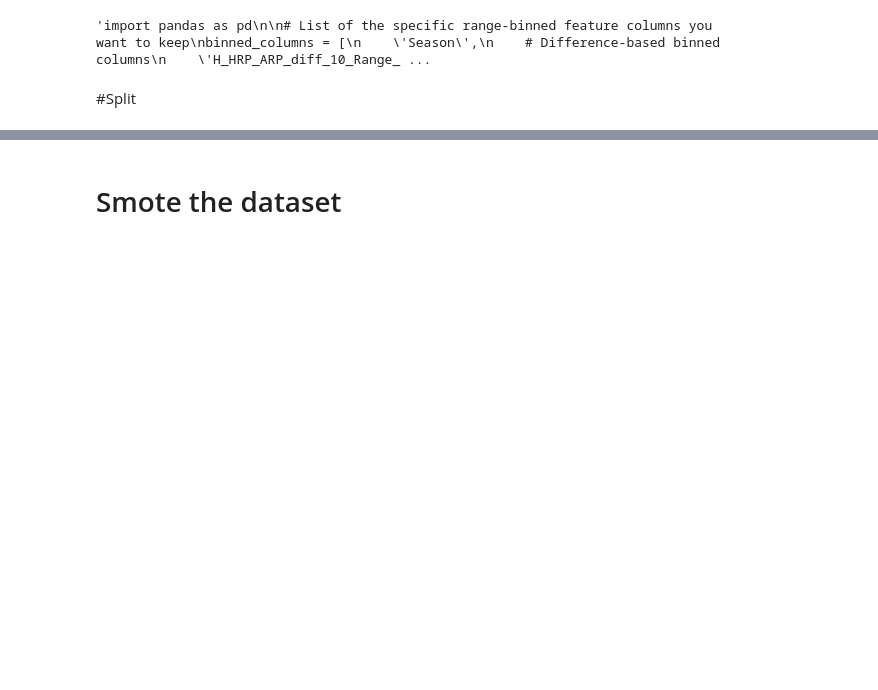
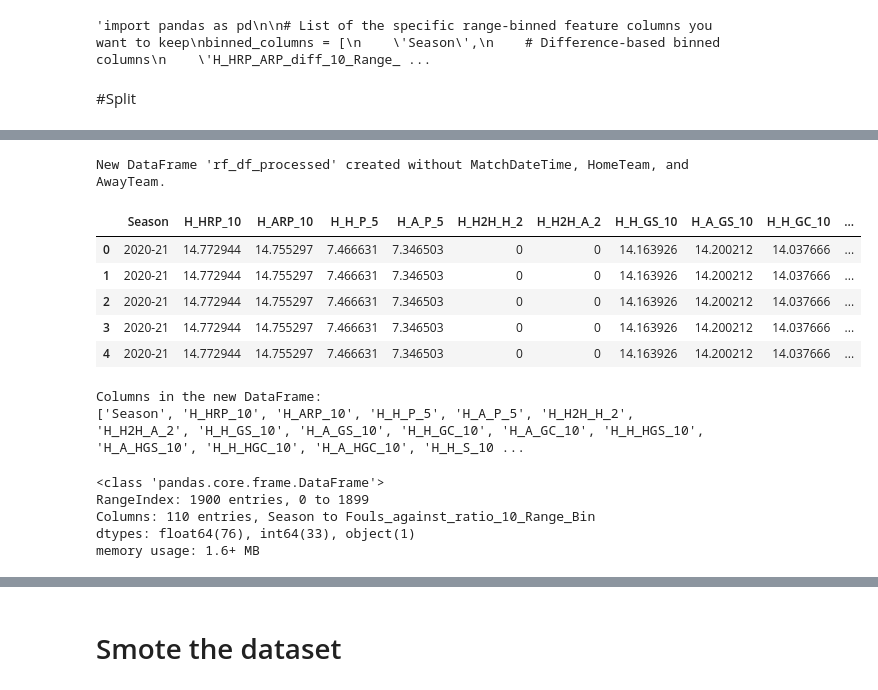
Before and after one commit to venti-sei/Bet26, a Jupyter notebook: random_forest_classification_New.ipynb, the cells around one changed output, grey strips where cells are left out. Drawn from its saved outputs; the diff is of its cells as text; code cells hidden in the pictures; blank space fills up the shorter version.

```diff
--- a/random_forest_classification_New.ipynb
+++ b/random_forest_classification_New.ipynb
@@ -1129,2 +1175,28 @@ except NameError:
+# %%
+columns_to_drop = ['MatchDateTime', 'HomeTeam', 'AwayTeam']
+rf_df_processed = rf_df.drop(columns=columns_to_drop)
+
+print("New DataFrame 'rf_df_processed' created without MatchDateTime, HomeTeam, and AwayTeam.")
+display(rf_df_processed.head())
+print("\nColumns in the new DataFrame:")
+print(rf_df_processed.columns.tolist())
+# %% [output]
+New DataFrame 'rf_df_processed' created without MatchDateTime, HomeTeam, and AwayTeam.
+|  | Season | H_HRP_10 | H_ARP_10 | H_H_P_5 | H_A_P_5 | H_H2H_H_2 | H_H2H_A_2 | H_H_GS_10 | H_A_GS_10 | H_H_GC_10 | ... |
+| 0 | 2020-21 | 14.772944 | 14.755297 | 7.466631 | 7.346503 | 0 | 0 | 14.163926 | 14.200212 | 14.037666 | ... |
+| 1 | 2020-21 | 14.772944 | 14.755297 | 7.466631 | 7.346503 | 0 | 0 | 14.163926 | 14.200212 | 14.037666 | ... |
+| 2 | 2020-21 | 14.772944 | 14.755297 | 7.466631 | 7.346503 | 0 | 0 | 14.163926 | 14.200212 | 14.037666 | ... |
+| 3 | 2020-21 | 14.772944 | 14.755297 | 7.466631 | 7.346503 | 0 | 0 | 14.163926 | 14.200212 | 14.037666 | ... |
+| 4 | 2020-21 | 14.772944 | 14.755297 | 7.466631 | 7.346503 | 0 | 0 | 14.163926 | 14.200212 | 14.037666 | ... |
+Columns in the new DataFrame:
+['Season', 'H_HRP_10', 'H_ARP_10', 'H_H_P_5', 'H_A_P_5', 'H_H2H_H_2', 'H_H2H_A_2', 'H_H_GS_10', 'H_A_GS_10', 'H_H_GC_10', 'H_A_GC_10', 'H_H_HGS_10', 'H_A_HGS_10', 'H_H_HGC_10', 'H_A_HGC_10', 'H_H_S_10 ...
+# %%
+rf_df_processed.info()
+# %% [output]
+<class 'pandas.core.frame.DataFrame'>
+RangeIndex: 1900 entries, 0 to 1899
+Columns: 110 entries, Season to Fouls_against_ratio_10_Range_Bin
+dtypes: float64(76), int64(33), object(1)
+memory usage: 1.6+ MB
 # %%
 print(rf_df['Season'].unique())
```
Also changed, not shown: parts of 41 cells of this notebook.
